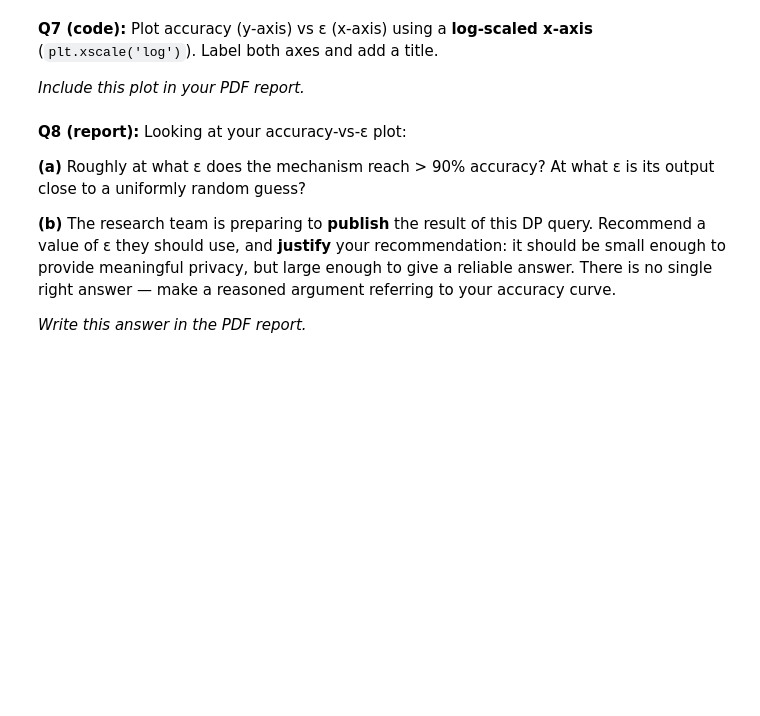
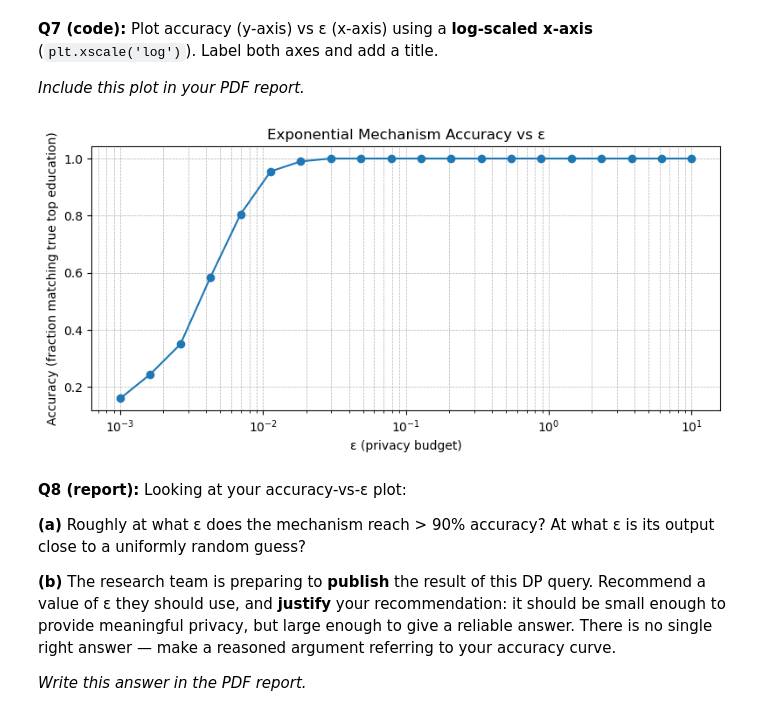
Before and after one commit to InbarKedem/HW1_Privacy, a Jupyter notebook: HW1_2026.ipynb, the cells around one changed output. Saved outputs shown, nothing was run; the diff lists cells and outputs as text; code cells hidden in the pictures; blank space fills up the shorter version.

Commit message:
Part 5: Implement exponential mechanism with accuracy sweep and update Q8 answers to match experimental results

```diff
--- a/HW1_2026.ipynb
+++ b/HW1_2026.ipynb
@@ -691,6 +707,7 @@ Recall: Δu = max |u(D, r) − u(D′, r)| over all neighboring pairs (D, D′),
 
 Save your answer (a single number) in the variable `delta_u` and print it.
 # %%
-# -----> Write your answer here <-----
+# Global sensitivity of a count query is 1
+delta_u = 1
 
 print("Δu of score_education:", delta_u)
@@ -708,0 +723,13 @@ print("DP top education (one run):", dp_top_education)
+# %%
+# Compute candidate set and apply exponential mechanism (ε=1.0)
+education_options = df_no_pii['Education'].dropna().unique().tolist()
+
+# Differentially-private selection
+dp_top_education = exponential(df_no_pii, education_options, score_education, delta_u, epsilon=1.0)
+
+# Ground truth: most common education among >50K earners
+true_counts = df_no_pii.loc[df_no_pii['Target'] == '>50K', 'Education'].value_counts()
+true_top_education = true_counts.idxmax() if len(true_counts) > 0 else None
+
+print("True top education among high earners:", true_top_education)
+print("DP top education (one run):", dp_top_education)
@@ -740,0 +767,14 @@ accuracies = []
+# %%
+epsilons = np.logspace(-3, 1, 20)
+accuracies = []
+
+# For each epsilon, run the exponential mechanism 200 times and record fraction matching the true top education
+for eps in epsilons:
+    successes = 0
+    for _ in range(200):
+        choice = exponential(df_no_pii, education_options, score_education, delta_u, epsilon=eps)
+        if choice == true_top_education:
+            successes += 1
+    accuracies.append(successes / 200.0)
+
+accuracies
@@ -747,3 +806,16 @@ _Include this plot in your PDF report._
+# %%
+# Plot accuracy vs epsilon (log-scaled x-axis)
+plt.figure(figsize=(8, 4))
+plt.plot(epsilons, accuracies, marker='o')
+plt.xscale('log')
+plt.xlabel('ε (privacy budget)')
+plt.ylabel('Accuracy (fraction matching true top education)')
+plt.title('Exponential Mechanism Accuracy vs ε')
+plt.grid(True, which='both', ls='--', lw=0.5)
+plt.tight_layout()
+plt.show()
+# %% [output]
+[figure, added]
 # %% [markdown]
 **Q8 (report):** Looking at your accuracy-vs-ε plot:
 
```
Also changed, not shown: parts of 11 cells of this notebook, 1 other file.
